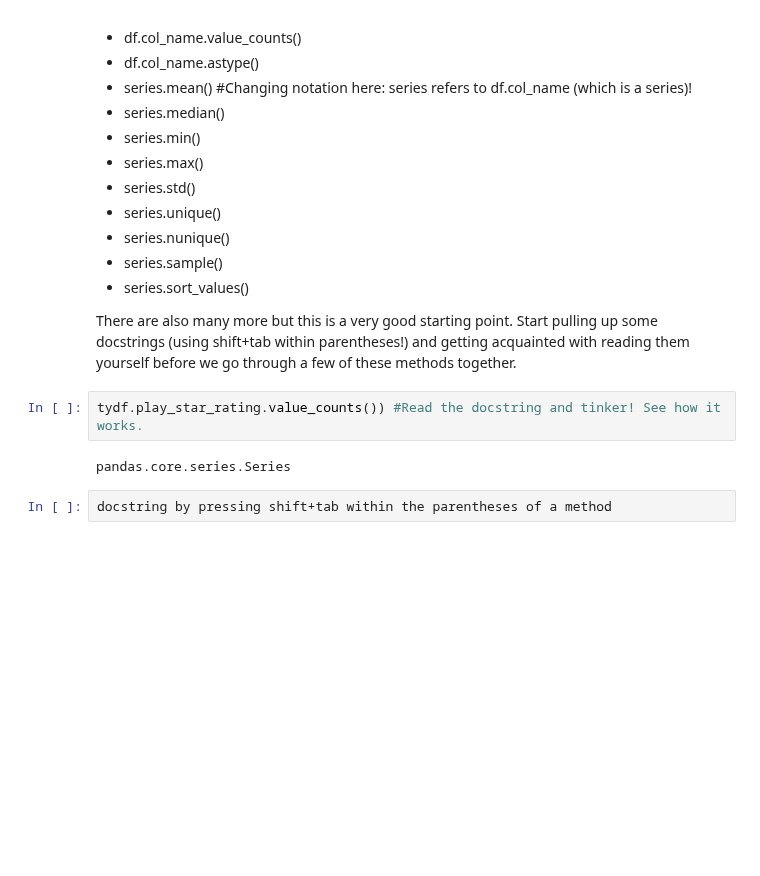
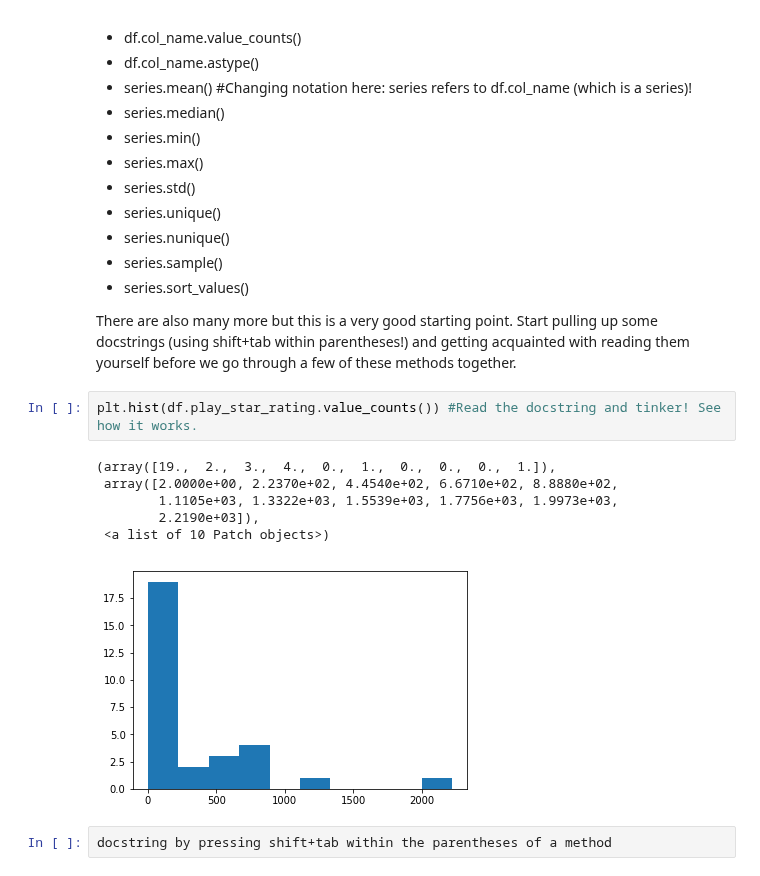
Before and after one commit to mzhou356/dsc-first-codealong-dc-ds-060319, a Jupyter notebook: index.ipynb, the cells around one changed output. Saved outputs shown, nothing was run; the diff lists cells and outputs as text; blank space fills up the shorter version.

```diff
--- a/index.ipynb
+++ b/index.ipynb
@@ -310,9 +310,14 @@ Some very useful series methods include:
 There are also many more but this is a very good starting point.
 Start pulling up some docstrings (using shift+tab within parentheses!) and getting acquainted with reading them yourself before we go through a few of these methods together.
 # %%
-tydf.play_star_rating.value_counts()) #Read the docstring and tinker! See how it works.
+plt.hist(df.play_star_rating.value_counts()) #Read the docstring and tinker! See how it works.
 # %% [output]
-pandas.core.series.Series
+(array([19.,  2.,  3.,  4.,  0.,  1.,  0.,  0.,  0.,  1.]),
+ array([2.0000e+00, 2.2370e+02, 4.4540e+02, 6.6710e+02, 8.8880e+02,
+        1.1105e+03, 1.3322e+03, 1.5539e+03, 1.7756e+03, 1.9973e+03,
+        2.2190e+03]),
+ <a list of 10 Patch objects>)
+[figure, added]
 # %%
 docstring by pressing shift+tab within the parentheses of a method
 # %%
```
